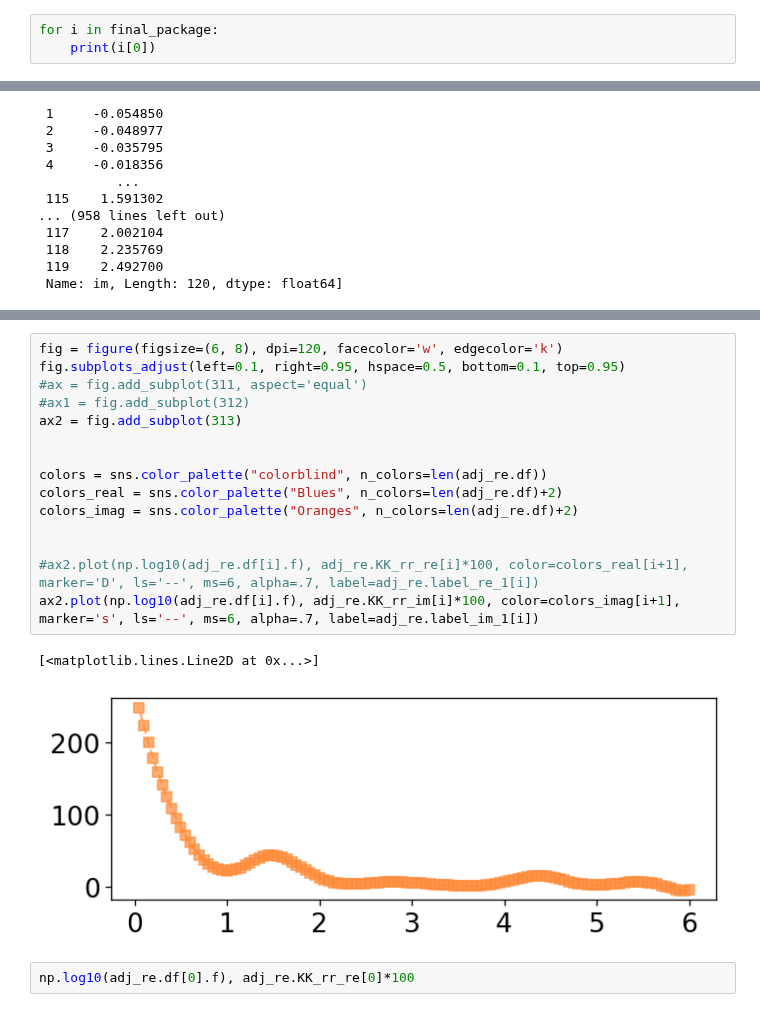
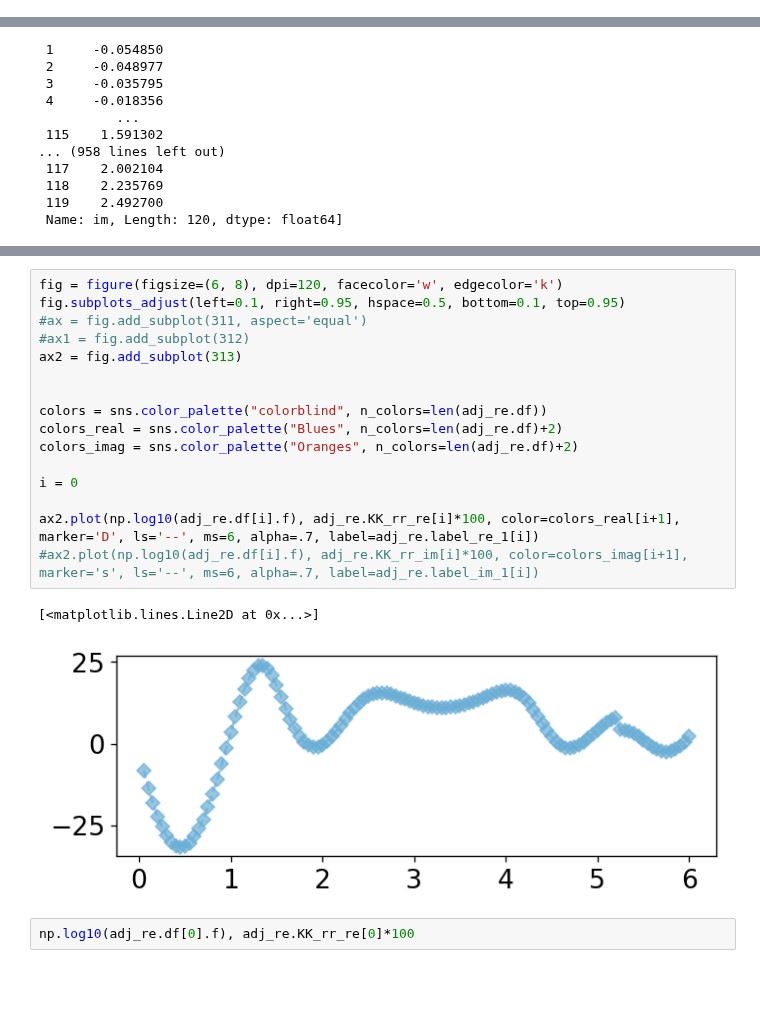
Before and after one commit to WildcatDiscovery/Kyler_Speed_Circuit, a Jupyter notebook: python_notebooks/linear_kk.ipynb, the cells around one changed output, grey strips where cells are left out. Cells and saved outputs as stored; diff of their text form; blank space fills up the shorter version.

```diff
--- a/python_notebooks/linear_kk.ipynb
+++ b/python_notebooks/linear_kk.ipynb
@@ -47,3 +20,0 @@ final_package = adj_re.fit_Rs, adj_re.fit_R, adj_re.fit_Q, adj_re.fit_n, adj_re.
-# %%
-for i in final_package:
-    print(i[0])
@@ -229,21 +181,22 @@ Name: w, Length: 120, dtype: complex128
 # %%
 fig = figure(figsize=(6, 8), dpi=120, facecolor='w', edgecolor='k')
 fig.subplots_adjust(left=0.1, right=0.95, hspace=0.5, bottom=0.1, top=0.95)
 #ax = fig.add_subplot(311, aspect='equal')
 #ax1 = fig.add_subplot(312)
 ax2 = fig.add_subplot(313)
 
 
 colors = sns.color_palette("colorblind", n_colors=len(adj_re.df))
 colors_real = sns.color_palette("Blues", n_colors=len(adj_re.df)+2)
 colors_imag = sns.color_palette("Oranges", n_colors=len(adj_re.df)+2)
 
+i = 0
 
-#ax2.plot(np.log10(adj_re.df[i].f), adj_re.KK_rr_re[i]*100, color=colors_real[i+1], marker='D', ls='--', ms=6, alpha=.7, label=adj_re.label_re_1[i])
-ax2.plot(np.log10(adj_re.df[i].f), adj_re.KK_rr_im[i]*100, color=colors_imag[i+1], marker='s', ls='--', ms=6, alpha=.7, label=adj_re.label_im_1[i])
+ax2.plot(np.log10(adj_re.df[i].f), adj_re.KK_rr_re[i]*100, color=colors_real[i+1], marker='D', ls='--', ms=6, alpha=.7, label=adj_re.label_re_1[i])
+#ax2.plot(np.log10(adj_re.df[i].f), adj_re.KK_rr_im[i]*100, color=colors_imag[i+1], marker='s', ls='--', ms=6, alpha=.7, label=adj_re.label_im_1[i])
 # %% [output]
 [<matplotlib.lines.Line2D at 0x...>]
-[figure, old version]
+[figure, new version]
 # %%
 np.log10(adj_re.df[0].f), adj_re.KK_rr_re[0]*100
 # %% [output]
```
Also changed, not shown: parts of 10 cells of this notebook, 1 other file.
